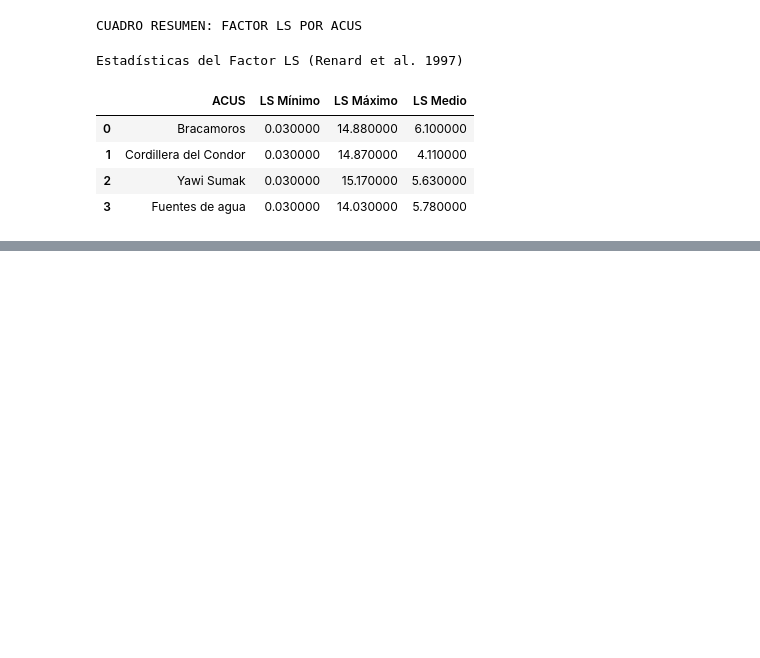
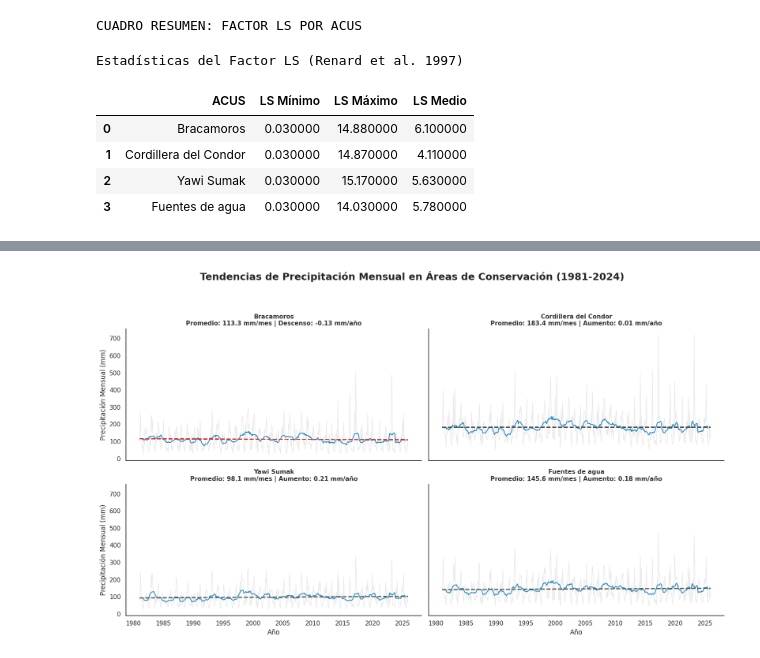
Before and after one commit to daningMontano/ACUS_ECOSYSTEM_FUNCTION_ZCH, a Jupyter notebook: Notebooks/Init_biophysical_charact/1_Base_line.ipynb, the cells around one changed output, grey strips where cells are left out. Drawn from its saved outputs; the diff is of its cells as text; code cells hidden in the pictures; blank space fills up the shorter version.

```diff
--- a/Notebooks/Init_biophysical_charact/1_Base_line.ipynb
+++ b/Notebooks/Init_biophysical_charact/1_Base_line.ipynb
@@ -886,0 +1110,83 @@ Estadísticas del Factor LS (Renard et al. 1997)
+# %%
+# --- 1. EXTRACCIÓN OPTIMIZADA (Google Earth Engine) ---
+# Se recomienda usar esta lógica para evitar múltiples llamadas a getInfo()
+start_year, end_year = 1981, 2025
+years = ee.List.sequence(start_year, end_year)
+months = ee.List.sequence(1, 12)
+
+def get_monthly_images(y):
+    return months.map(lambda m: chirps.filter(ee.Filter.calendarRange(y, y, 'year'))
+                                     .filter(ee.Filter.calendarRange(m, m, 'month'))
+                                     .sum()
+                                     .set('year', y)
+                                     .set('month', m)
+                                     .set('system:time_start', ee.Date.fromYMD(y, m, 1).millis()))
+
+monthly_chronology = ee.ImageCollection.fromImages(years.map(get_monthly_images).flatten())
+
+all_features = []
+for nombre in nombres_categorias:
+    subset = acus.filter(ee.Filter.eq('Nombre', nombre))
+
+    def reduce_region_ts(img):
+        stats = img.reduceRegion(
+            reducer=ee.Reducer.mean(),
+            geometry=subset.geometry(),
+            scale=5566,
+            maxPixels=1e9
+        )
+        return ee.Feature(None, {
+            'ACUS': nombre,
+            'Time': img.get('system:time_start'),
+            'Precipitacion': stats.get('precipitation')
+        })
+
+    # Procesamiento por sitio para mantener trazabilidad
+    site_ts = monthly_chronology.map(reduce_region_ts).getInfo()['features']
+    all_features.extend([f['properties'] for f in site_ts])
+
+df_ts_full = pd.DataFrame(all_features)
+df_ts_full['Fecha'] = pd.to_datetime(df_ts_full['Time'], unit='ms')
+
+# --- 2. VISUALIZACIÓN REFINADA ---
+sns.set_theme(style="white", rc={"axes.spines.right": False, "axes.spines.top": False})
+g = sns.FacetGrid(df_ts_full, col="ACUS", col_wrap=2, height=4.5, aspect=1.8, sharey=True)
+
+def plot_refined_trend(data, **kwargs):
+    ax = plt.gca()
+    data = data.sort_values('Fecha')
+
+    # Datos mensuales (Ruido de fondo - 10% de énfasis)
+    ax.plot(data['Fecha'], data['Precipitacion'], color='#E0E0E0', alpha=0.8, linewidth=0.9)
+
+    # Media móvil de 12 meses (Ciclo anual)
+    data['MA12'] = data['Precipitacion'].rolling(window=12, center=True).mean()
+    ax.plot(data['Fecha'], data['MA12'], color='#2b8cbe', linewidth=1.5, label='Media Móvil 12m')
+
+    # Tendencia Lineal
+    x = np.arange(len(data))
+    y = data['Precipitacion'].values
+    # Manejo de NaNs para la regresión
+    mask = ~np.isnan(y)
+    slope, intercept, r_val, p_val, std_err = scipy.stats.linregress(x[mask], y[mask])
+
+    # Resaltado preatentivo: Si la tendencia es negativa, usar un rojo más intenso
+    trend_color = '#d73027' if slope < 0 else '#525252'
+    ax.plot(data['Fecha'], intercept + slope * x, color=trend_color, linestyle='--', linewidth=2)
+
+    # Título interpretativo por faceta
+    trend_label = "Descenso" if slope < 0 else "Aumento"
+    ax.set_title(f"{data['ACUS'].iloc[0]}\nPromedio: {data['Precipitacion'].mean():.1f} mm/mes | {trend_label}: {slope*12:.2f} mm/año",
+                 fontweight='bold', fontsize=11, color='#333333')
+
+g.map_dataframe(plot_refined_trend)
+g.set_axis_labels("Año", "Precipitación Mensual (mm)")
+
+# Título de la Gran Idea
+g.fig.suptitle('Tendencias de Precipitación Mensual en Áreas de Conservación (1981-2024)',
+               fontsize=18, fontweight='bold', y=1.05, color='#252525')
+
+plt.tight_layout()
+plt.show()
+# %% [output]
+[figure, added]
```
Also changed, not shown: parts of 12 cells of this notebook.
